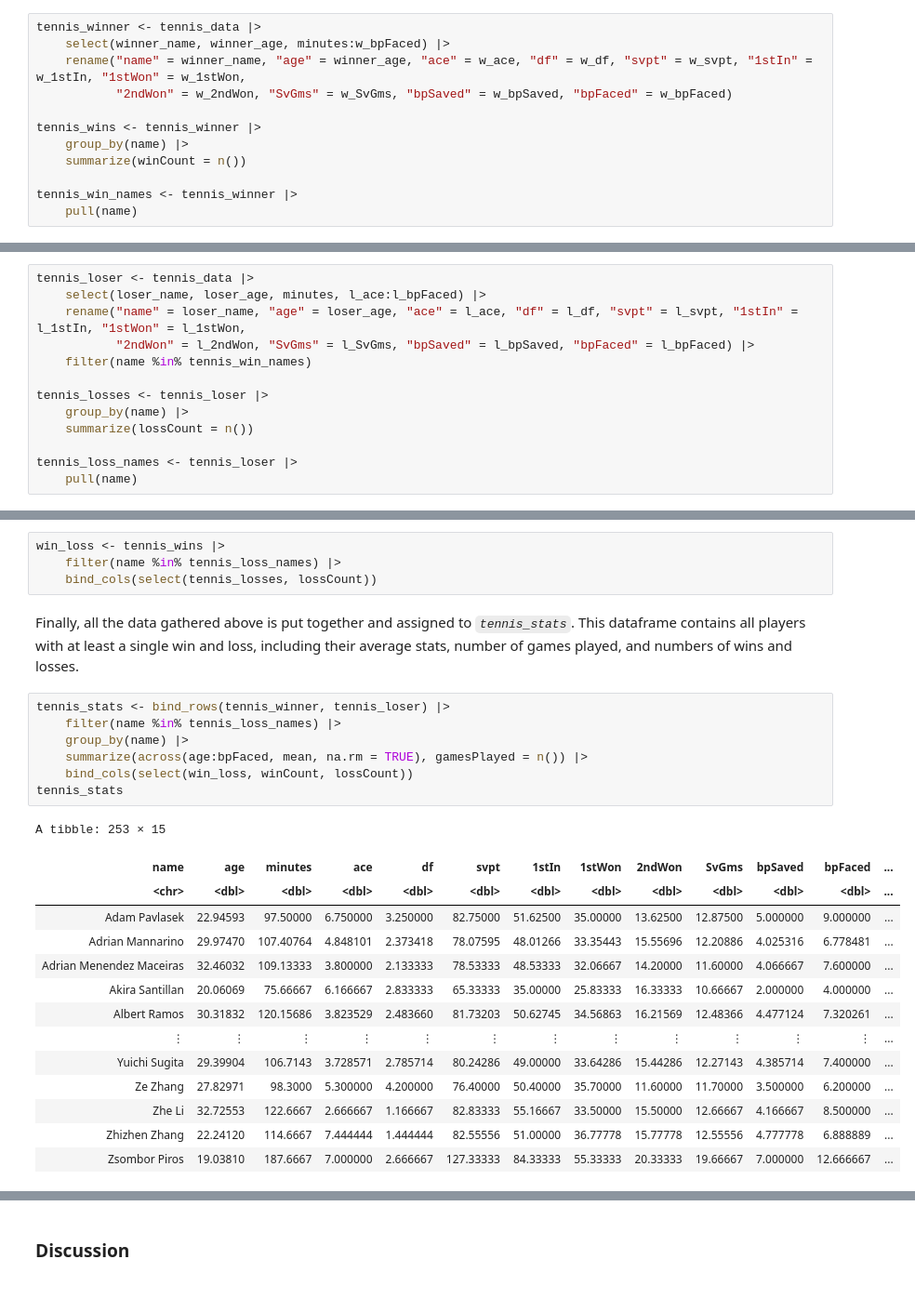
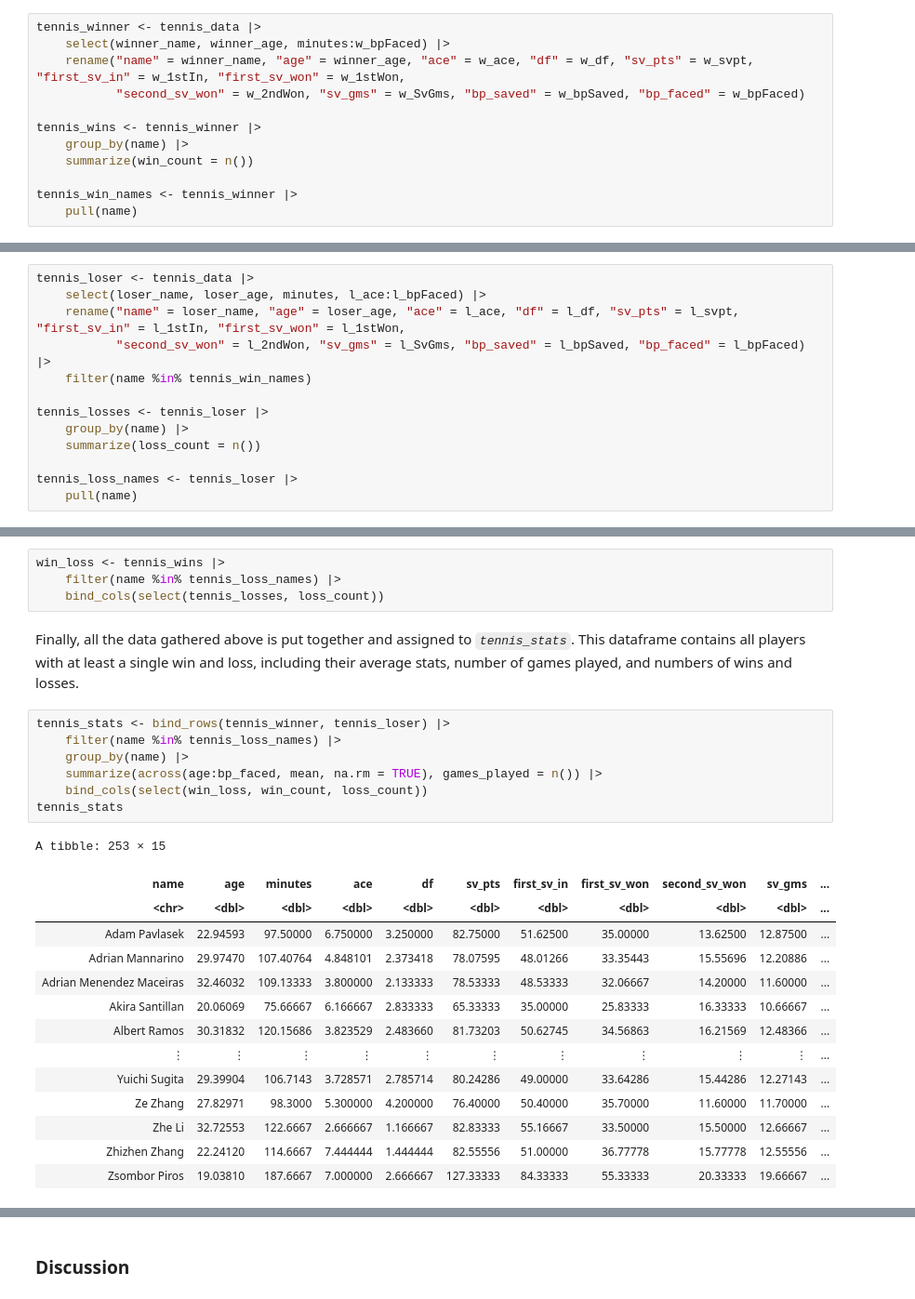
Before and after one commit to audricchen/dsci_100, a Jupyter notebook: group_project.ipynb, the cells around one changed output, grey strips where cells are left out. Shown at 93% size. Saved outputs shown, nothing was run; the diff lists cells and outputs as text.

Commit message:
Data wrangled into final format, and model fit created
Minor changes to column names as well

```diff
--- a/group_project.ipynb
+++ b/group_project.ipynb
@@ -52,12 +70,12 @@ The stats of the winners of each match are selected and renamed, then assigned t
 # %%
 tennis_winner <- tennis_data |>
     select(winner_name, winner_age, minutes:w_bpFaced) |>
-    rename("name" = winner_name, "age" = winner_age, "ace" = w_ace, "df" = w_df, "svpt" = w_svpt, "1stIn" = w_1stIn, "1stWon" = w_1stWon,
-           "2ndWon" = w_2ndWon, "SvGms" = w_SvGms, "bpSaved" = w_bpSaved, "bpFaced" = w_bpFaced)
+    rename("name" = winner_name, "age" = winner_age, "ace" = w_ace, "df" = w_df, "sv_pts" = w_svpt, "first_sv_in" = w_1stIn, "first_sv_won" = w_1stWon,
+           "second_sv_won" = w_2ndWon, "sv_gms" = w_SvGms, "bp_saved" = w_bpSaved, "bp_faced" = w_bpFaced)
 
 tennis_wins <- tennis_winner |>
     group_by(name) |>
-    summarize(winCount = n())
+    summarize(win_count = n())
 
 tennis_win_names <- tennis_winner |>
     pull(name)
@@ -66,13 +84,13 @@ The stats of the losers are also selected and renamed, but are then filtered to
 # %%
 tennis_loser <- tennis_data |>
     select(loser_name, loser_age, minutes, l_ace:l_bpFaced) |>
-    rename("name" = loser_name, "age" = loser_age, "ace" = l_ace, "df" = l_df, "svpt" = l_svpt, "1stIn" = l_1stIn, "1stWon" = l_1stWon,
-           "2ndWon" = l_2ndWon, "SvGms" = l_SvGms, "bpSaved" = l_bpSaved, "bpFaced" = l_bpFaced) |>
+    rename("name" = loser_name, "age" = loser_age, "ace" = l_ace, "df" = l_df, "sv_pts" = l_svpt, "first_sv_in" = l_1stIn, "first_sv_won" = l_1stWon,
+           "second_sv_won" = l_2ndWon, "sv_gms" = l_SvGms, "bp_saved" = l_bpSaved, "bp_faced" = l_bpFaced) |>
     filter(name %in% tennis_win_names)
 
 tennis_losses <- tennis_loser |>
     group_by(name) |>
-    summarize(lossCount = n())
+    summarize(loss_count = n())
 
 tennis_loss_names <- tennis_loser |>
     pull(name)
@@ -82,28 +100,28 @@ match. This creates a better representation of players, as those that have only
 # %%
 win_loss <- tennis_wins |>
     filter(name %in% tennis_loss_names) |>
-    bind_cols(select(tennis_losses, lossCount))
+    bind_cols(select(tennis_losses, loss_count))
 # %% [markdown]
 Finally, all the data gathered above is put together and assigned to *`tennis_stats`*. This dataframe contains all players with at least a single win and loss, including their average stats, number of games played, and numbers of wins and losses.
 # %%
 tennis_stats <- bind_rows(tennis_winner, tennis_loser) |>
     filter(name %in% tennis_loss_names) |>
     group_by(name) |>
-    summarize(across(age:bpFaced, mean, na.rm = TRUE), gamesPlayed = n()) |>
-    bind_cols(select(win_loss, winCount, lossCount))
+    summarize(across(age:bp_faced, mean, na.rm = TRUE), games_played = n()) |>
+    bind_cols(select(win_loss, win_count, loss_count))
 tennis_stats
 # %% [output]
 A tibble: 253 × 15
-| name | age | minutes | ace | df | svpt | 1stIn | 1stWon | 2ndWon | SvGms | bpSaved | bpFaced | ... |
-| <chr> | <dbl> | <dbl> | <dbl> | <dbl> | <dbl> | <dbl> | <dbl> | <dbl> | <dbl> | <dbl> | <dbl> | ... |
-| Adam Pavlasek | 22.94593 | 97.50000 | 6.750000 | 3.250000 | 82.75000 | 51.62500 | 35.00000 | 13.62500 | 12.87500 | 5.000000 | 9.000000 | ... |
-| Adrian Mannarino | 29.97470 | 107.40764 | 4.848101 | 2.373418 | 78.07595 | 48.01266 | 33.35443 | 15.55696 | 12.20886 | 4.025316 | 6.778481 | ... |
-| Adrian Menendez Maceiras | 32.46032 | 109.13333 | 3.800000 | 2.133333 | 78.53333 | 48.53333 | 32.06667 | 14.20000 | 11.60000 | 4.066667 | 7.600000 | ... |
-| Akira Santillan | 20.06069 | 75.66667 | 6.166667 | 2.833333 | 65.33333 | 35.00000 | 25.83333 | 16.33333 | 10.66667 | 2.000000 | 4.000000 | ... |
-| Albert Ramos | 30.31832 | 120.15686 | 3.823529 | 2.483660 | 81.73203 | 50.62745 | 34.56863 | 16.21569 | 12.48366 | 4.477124 | 7.320261 | ... |
-| ⋮ | ⋮ | ⋮ | ⋮ | ⋮ | ⋮ | ⋮ | ⋮ | ⋮ | ⋮ | ⋮ | ⋮ | ... |
-| Yuichi Sugita | 29.39904 | 106.7143 | 3.728571 | 2.785714 | 80.24286 | 49.00000 | 33.64286 | 15.44286 | 12.27143 | 4.385714 | 7.400000 | ... |
-| Ze Zhang | 27.82971 | 98.3000 | 5.300000 | 4.200000 | 76.40000 | 50.40000 | 35.70000 | 11.60000 | 11.70000 | 3.500000 | 6.200000 | ... |
-| Zhe Li | 32.72553 | 122.6667 | 2.666667 | 1.166667 | 82.83333 | 55.16667 | 33.50000 | 15.50000 | 12.66667 | 4.166667 | 8.500000 | ... |
-| Zhizhen Zhang | 22.24120 | 114.6667 | 7.444444 | 1.444444 | 82.55556 | 51.00000 | 36.77778 | 15.77778 | 12.55556 | 4.777778 | 6.888889 | ... |
-| Zsombor Piros | 19.03810 | 187.6667 | 7.000000 | 2.666667 | 127.33333 | 84.33333 | 55.33333 | 20.33333 | 19.66667 | 7.000000 | 12.666667 | ... |
+| name | age | minutes | ace | df | sv_pts | first_sv_in | first_sv_won | second_sv_won | sv_gms | ... |
+| <chr> | <dbl> | <dbl> | <dbl> | <dbl> | <dbl> | <dbl> | <dbl> | <dbl> | <dbl> | ... |
+| Adam Pavlasek | 22.94593 | 97.50000 | 6.750000 | 3.250000 | 82.75000 | 51.62500 | 35.00000 | 13.62500 | 12.87500 | ... |
+| Adrian Mannarino | 29.97470 | 107.40764 | 4.848101 | 2.373418 | 78.07595 | 48.01266 | 33.35443 | 15.55696 | 12.20886 | ... |
+| Adrian Menendez Maceiras | 32.46032 | 109.13333 | 3.800000 | 2.133333 | 78.53333 | 48.53333 | 32.06667 | 14.20000 | 11.60000 | ... |
+| Akira Santillan | 20.06069 | 75.66667 | 6.166667 | 2.833333 | 65.33333 | 35.00000 | 25.83333 | 16.33333 | 10.66667 | ... |
+| Albert Ramos | 30.31832 | 120.15686 | 3.823529 | 2.483660 | 81.73203 | 50.62745 | 34.56863 | 16.21569 | 12.48366 | ... |
+| ⋮ | ⋮ | ⋮ | ⋮ | ⋮ | ⋮ | ⋮ | ⋮ | ⋮ | ⋮ | ... |
+| Yuichi Sugita | 29.39904 | 106.7143 | 3.728571 | 2.785714 | 80.24286 | 49.00000 | 33.64286 | 15.44286 | 12.27143 | ... |
+| Ze Zhang | 27.82971 | 98.3000 | 5.300000 | 4.200000 | 76.40000 | 50.40000 | 35.70000 | 11.60000 | 11.70000 | ... |
+| Zhe Li | 32.72553 | 122.6667 | 2.666667 | 1.166667 | 82.83333 | 55.16667 | 33.50000 | 15.50000 | 12.66667 | ... |
+| Zhizhen Zhang | 22.24120 | 114.6667 | 7.444444 | 1.444444 | 82.55556 | 51.00000 | 36.77778 | 15.77778 | 12.55556 | ... |
+| Zsombor Piros | 19.03810 | 187.6667 | 7.000000 | 2.666667 | 127.33333 | 84.33333 | 55.33333 | 20.33333 | 19.66667 | ... |
```
Also changed, not shown: parts of 6 cells of this notebook.
